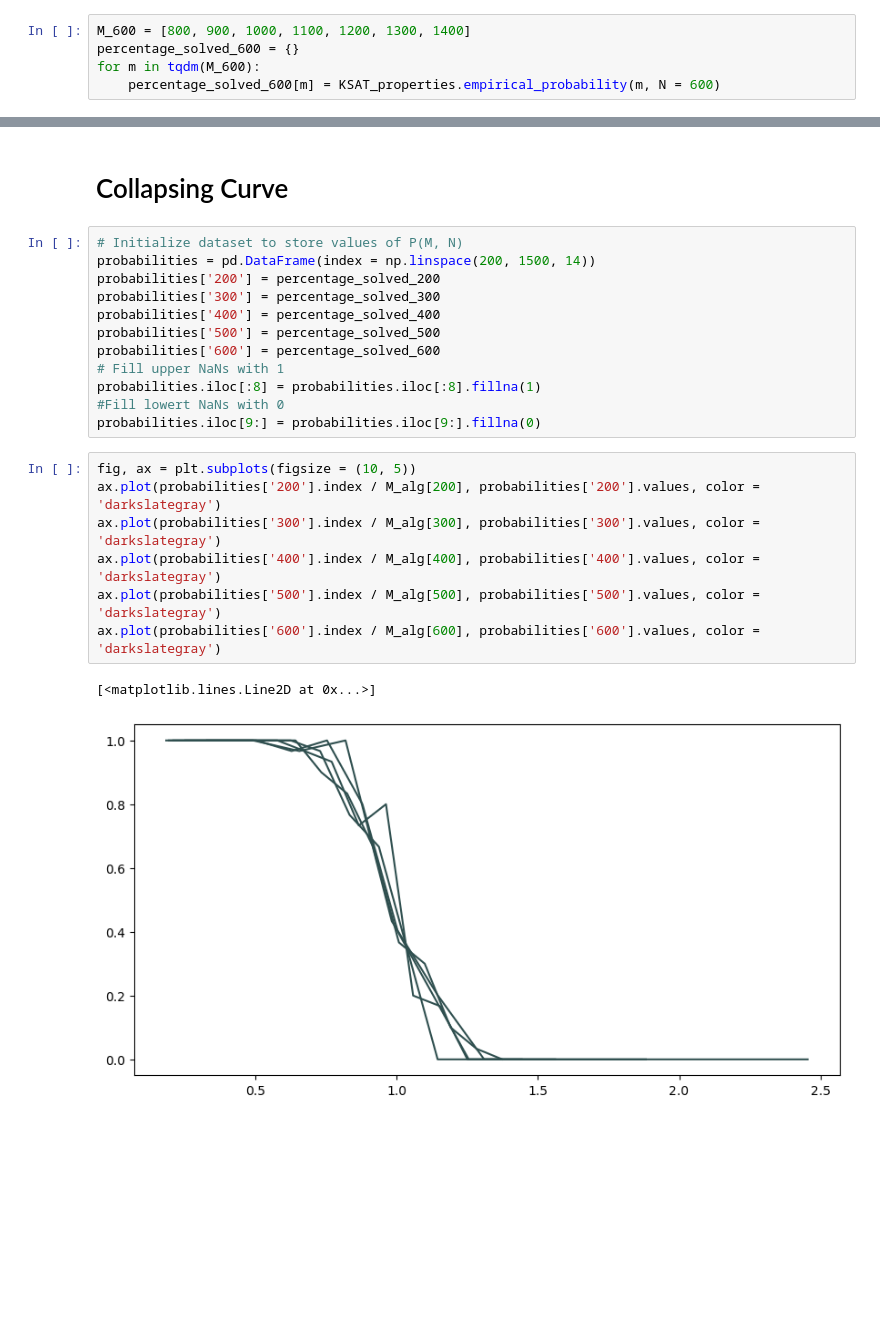
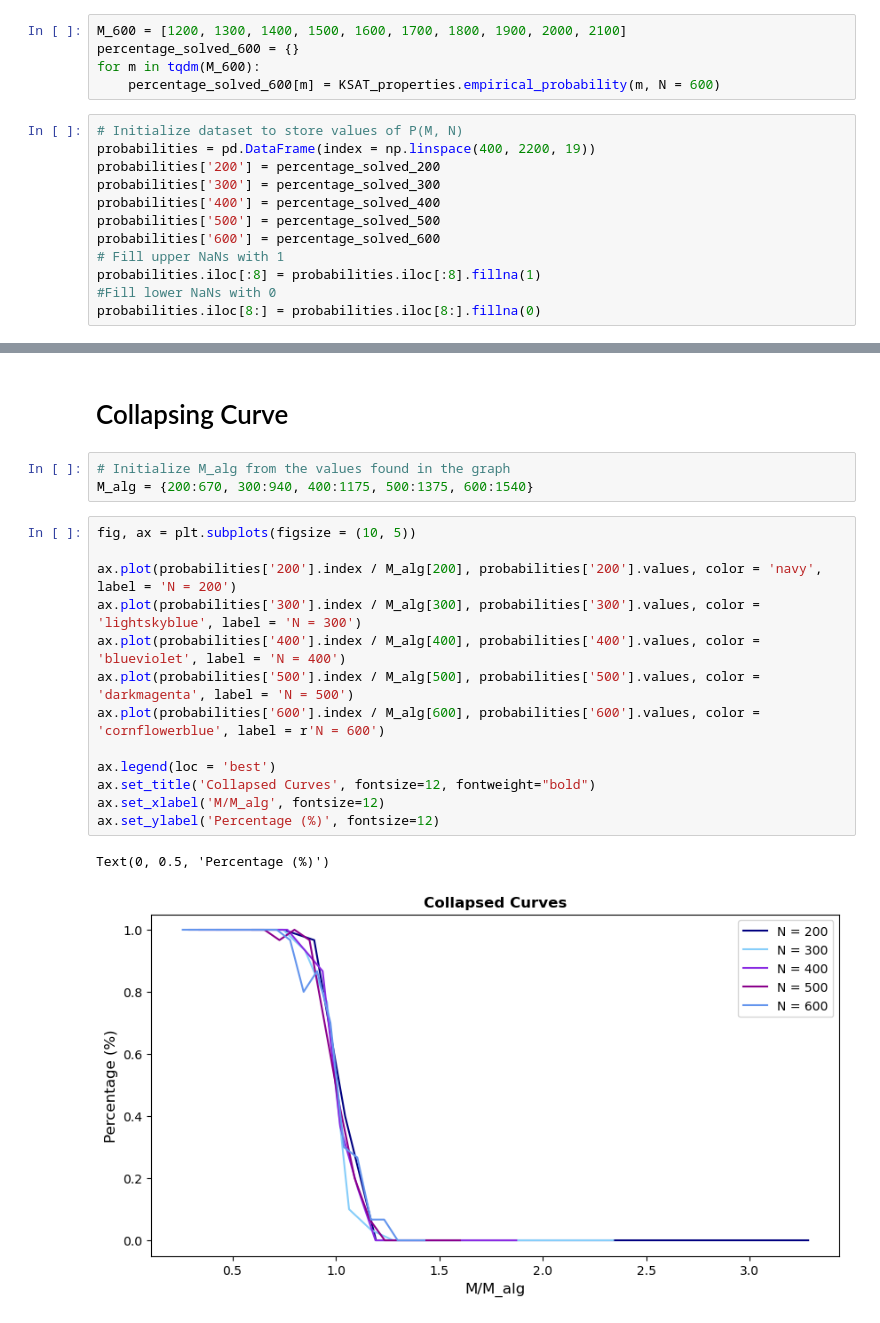
Before and after one commit to vittoriomanfriani/KSAT, a Jupyter notebook: Analysis.ipynb, the cells around one changed output, grey strips where cells are left out. Drawn from its saved outputs; the diff is of its cells as text; blank space fills up the shorter version.

```diff
--- a/Analysis.ipynb
+++ b/Analysis.ipynb
@@ -134,10 +127,22 @@ percentage_solved_500 = {}
 for m in tqdm(M_500):
     percentage_solved_500[m] = KSAT_properties.empirical_probability(m, N = 500)
 # %%
-M_600 = [800, 900, 1000, 1100, 1200, 1300, 1400]
+M_600 = [1200, 1300, 1400, 1500, 1600, 1700, 1800, 1900, 2000, 2100]
 percentage_solved_600 = {}
 for m in tqdm(M_600):
     percentage_solved_600[m] = KSAT_properties.empirical_probability(m, N = 600)
+# %%
+# Initialize dataset to store values of P(M, N)
+probabilities = pd.DataFrame(index = np.linspace(400, 2200, 19))
+probabilities['200'] = percentage_solved_200
+probabilities['300'] = percentage_solved_300
+probabilities['400'] = percentage_solved_400
+probabilities['500'] = percentage_solved_500
+probabilities['600'] = percentage_solved_600
+# Fill upper NaNs with 1
+probabilities.iloc[:8] = probabilities.iloc[:8].fillna(1)
+#Fill lower NaNs with 0
+probabilities.iloc[8:] = probabilities.iloc[8:].fillna(0)
 # %%
 # Create a GridSpec layout for 2 rows and uneven column widths
 fig = plt.figure(figsize=(12, 6))
@@ -181,24 +187,21 @@ alpha_values =  M/ N
 # %% [markdown]
 # Collapsing Curve
-# %%
-# Initialize dataset to store values of P(M, N)
-probabilities = pd.DataFrame(index = np.linspace(200, 1500, 14))
-probabilities['200'] = percentage_solved_200
-probabilities['300'] = percentage_solved_300
-probabilities['400'] = percentage_solved_400
-probabilities['500'] = percentage_solved_500
-probabilities['600'] = percentage_solved_600
-# Fill upper NaNs with 1
-probabilities.iloc[:8] = probabilities.iloc[:8].fillna(1)
-#Fill lowert NaNs with 0
-probabilities.iloc[9:] = probabilities.iloc[9:].fillna(0)
+# %%
+# Initialize M_alg from the values found in the graph
+M_alg = {200:670, 300:940, 400:1175, 500:1375, 600:1540}
 # %%
 fig, ax = plt.subplots(figsize = (10, 5))
-ax.plot(probabilities['200'].index / M_alg[200], probabilities['200'].values, color = 'darkslategray')
-ax.plot(probabilities['300'].index / M_alg[300], probabilities['300'].values, color = 'darkslategray')
-ax.plot(probabilities['400'].index / M_alg[400], probabilities['400'].values, color = 'darkslategray')
-ax.plot(probabilities['500'].index / M_alg[500], probabilities['500'].values, color = 'darkslategray')
-ax.plot(probabilities['600'].index / M_alg[600], probabilities['600'].values, color = 'darkslategray')
+
+ax.plot(probabilities['200'].index / M_alg[200], probabilities['200'].values, color = 'navy', label = 'N = 200')
+ax.plot(probabilities['300'].index / M_alg[300], probabilities['300'].values, color = 'lightskyblue', label = 'N = 300')
+ax.plot(probabilities['400'].index / M_alg[400], probabilities['400'].values, color = 'blueviolet', label = 'N = 400')
+ax.plot(probabilities['500'].index / M_alg[500], probabilities['500'].values, color = 'darkmagenta', label = 'N = 500')
+ax.plot(probabilities['600'].index / M_alg[600], probabilities['600'].values, color = 'cornflowerblue', label = r'N = 600')
+
+ax.legend(loc = 'best')
+ax.set_title('Collapsed Curves', fontsize=12, fontweight="bold")
+ax.set_xlabel('M/M_alg', fontsize=12)
+ax.set_ylabel('Percentage (%)', fontsize=12)
 # %% [output]
-[<matplotlib.lines.Line2D at 0x...>]
+Text(0, 0.5, 'Percentage (%)')
-[figure, old version]
+[figure, new version]
```
Also changed, not shown: parts of 13 cells of this notebook, 4 other files.
